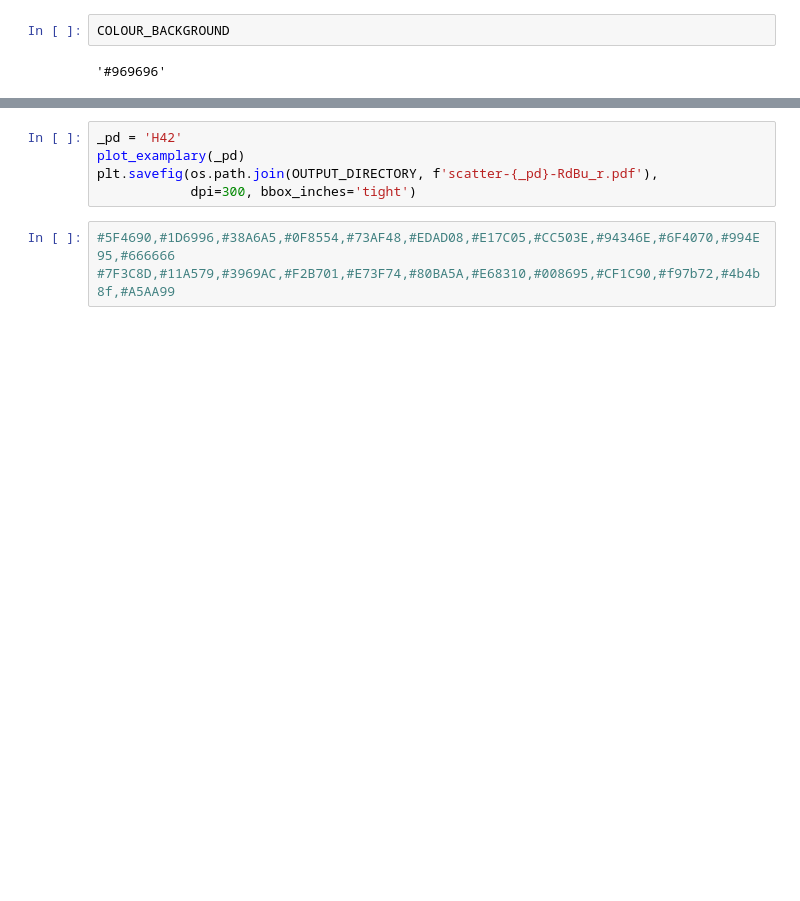
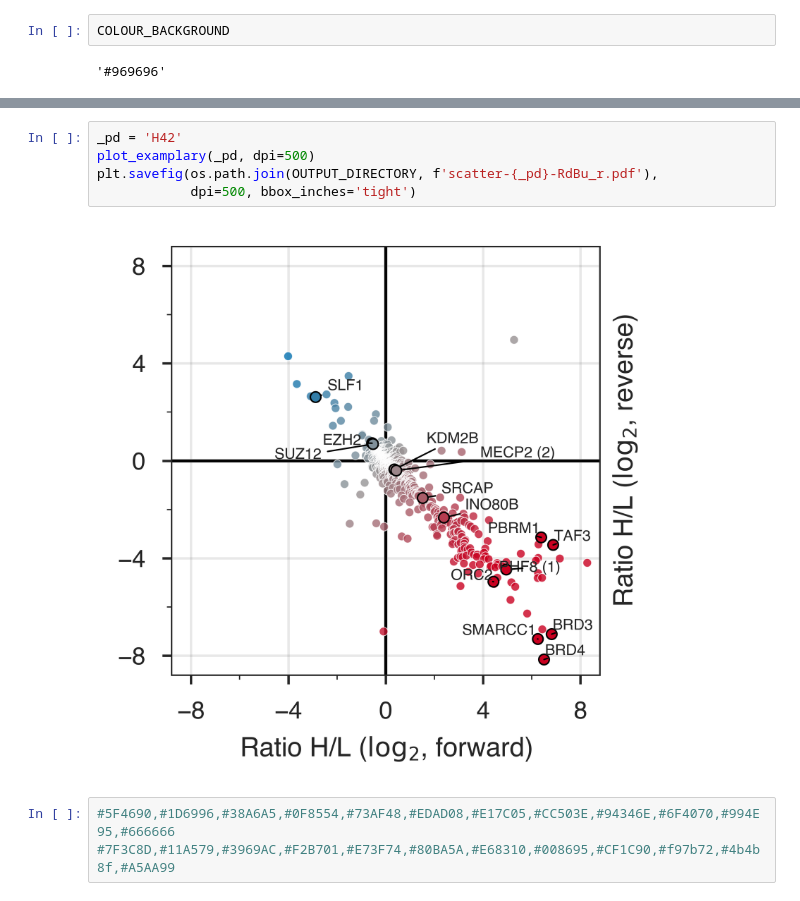
Before and after one commit to lukauskas/publications-lukauskas-2024-marcs, a Jupyter notebook: extra-figures-notebooks/scatterplots/Figure Scatterplots Highlights.ipynb, the cells around one changed output, grey strips where cells are left out. Cells and saved outputs as stored; diff of their text form; blank space fills up the shorter version.

```diff
--- a/extra-figures-notebooks/scatterplots/Figure Scatterplots Highlights.ipynb
+++ b/extra-figures-notebooks/scatterplots/Figure Scatterplots Highlights.ipynb
@@ -232,8 +234,10 @@ plt.savefig(os.path.join(OUTPUT_DIRECTORY, f'scatter-{_pd}-RdBu_r.pdf'),
 # %%
 _pd = 'H42'
-plot_examplary(_pd)
+plot_examplary(_pd, dpi=500)
 plt.savefig(os.path.join(OUTPUT_DIRECTORY, f'scatter-{_pd}-RdBu_r.pdf'),
-            dpi=300, bbox_inches='tight')
+            dpi=500, bbox_inches='tight')
+# %% [output]
+[figure, added]
 # %%
 #5F4690,#1D6996,#38A6A5,#0F8554,#73AF48,#EDAD08,#E17C05,#CC503E,#94346E,#6F4070,#994E95,#666666
 #7F3C8D,#11A579,#3969AC,#F2B701,#E73F74,#80BA5A,#E68310,#008695,#CF1C90,#f97b72,#4b4b8f,#A5AA99
```
Also changed, not shown: parts of 2 cells of this notebook.
